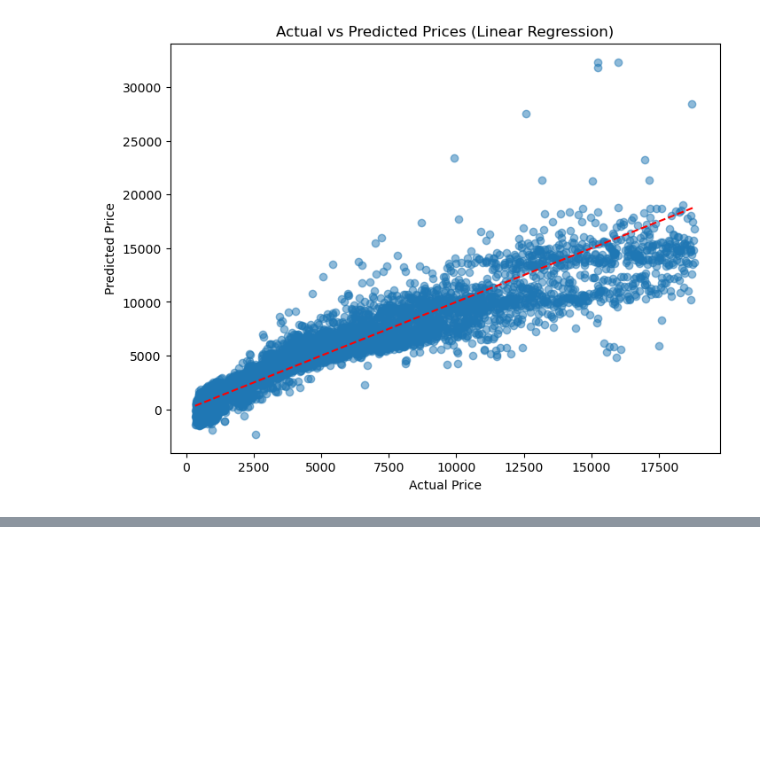
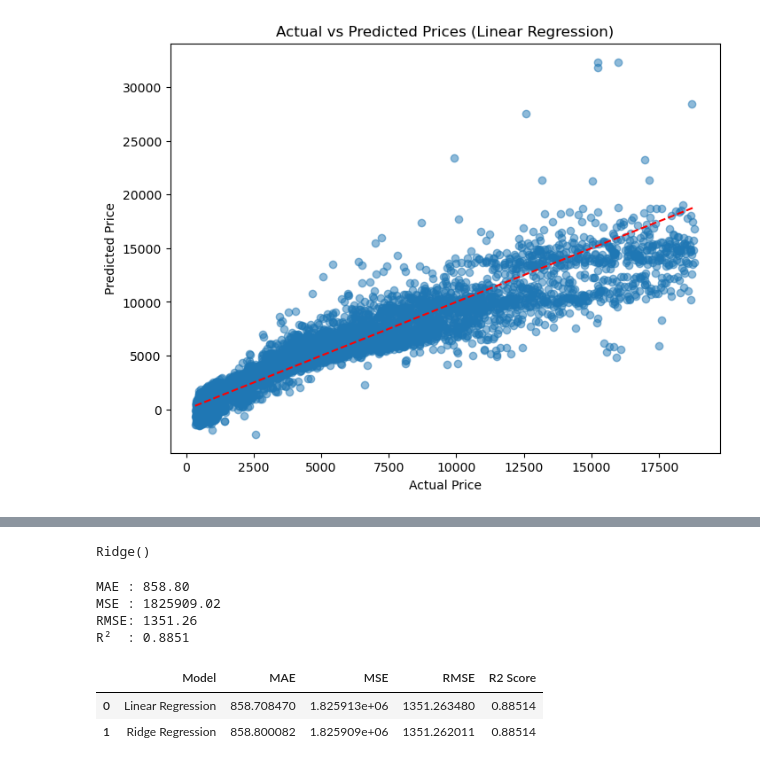
Before and after one commit to Betty2721/Diamond-Price-Prediction-Project, a Jupyter notebook: notebook/Diamond-Price-Prediction.ipynb, the cells around one changed output, grey strips where cells are left out. Saved outputs shown, nothing was run; the diff lists cells and outputs as text; code cells hidden in the pictures; blank space fills up the shorter version.

Commit message:
Train and evaluate Ridge Regression model

```diff
--- a/notebook/Diamond-Price-Prediction.ipynb
+++ b/notebook/Diamond-Price-Prediction.ipynb
@@ -413,0 +436,38 @@ plt.show()
+# %%
+# Create the Ridge Regression model
+ridge_model = Ridge(alpha=1.0)
+# %%
+ridge_model.fit(X_train_scaled, y_train)
+# %% [output]
+Ridge()
+# %%
+y_pred_ridge = ridge_model.predict(X_test_scaled)
+# %%
+ridge_mae = mean_absolute_error(y_test, y_pred_ridge)
+ridge_mse = mean_squared_error(y_test, y_pred_ridge)
+ridge_rmse = np.sqrt(ridge_mse)
+ridge_r2 = r2_score(y_test, y_pred_ridge)
+
+print(f"MAE : {ridge_mae:.2f}")
+print(f"MSE : {ridge_mse:.2f}")
+print(f"RMSE: {ridge_rmse:.2f}")
+print(f"R²  : {ridge_r2:.4f}")
+# %% [output]
+MAE : 858.80
+MSE : 1825909.02
+RMSE: 1351.26
+R²  : 0.8851
+# %%
+results_df.loc[len(results_df)] = [
+    "Ridge Regression",
+    ridge_mae,
+    ridge_mse,
+    ridge_rmse,
+    ridge_r2
+]
+
+results_df
+# %% [output]
+|  | Model | MAE | MSE | RMSE | R2 Score |
+| 0 | Linear Regression | 858.708470 | 1.825913e+06 | 1351.263480 | 0.88514 |
+| 1 | Ridge Regression | 858.800082 | 1.825909e+06 | 1351.262011 | 0.88514 |
```
Also changed, not shown: parts of 5 cells of this notebook.
